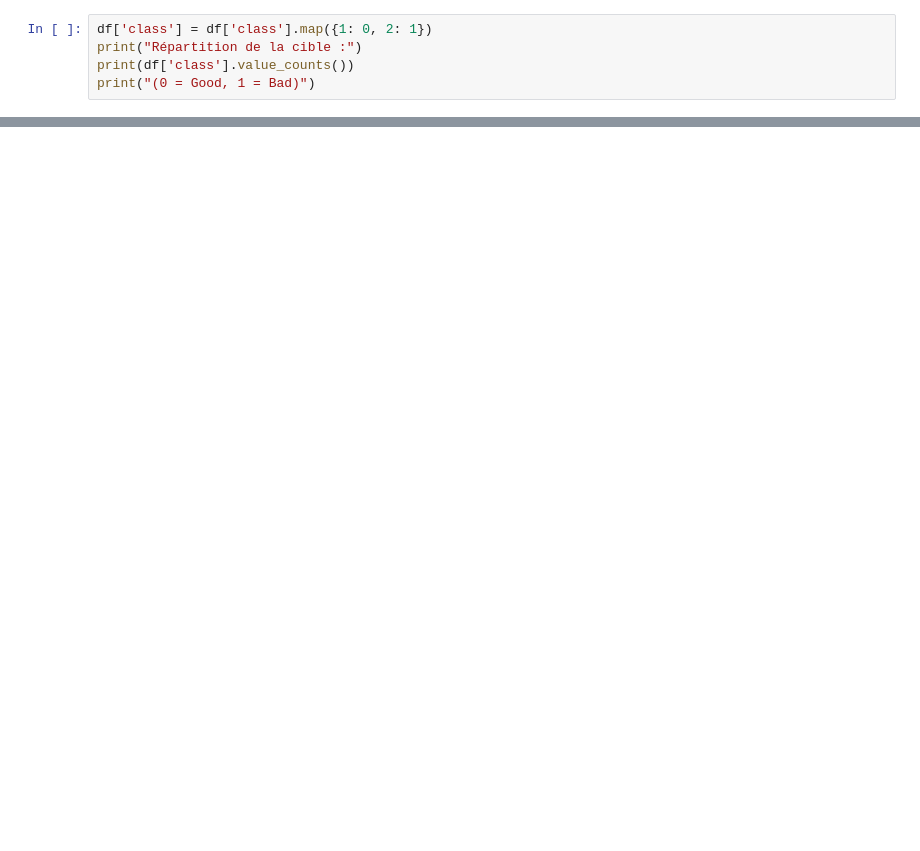
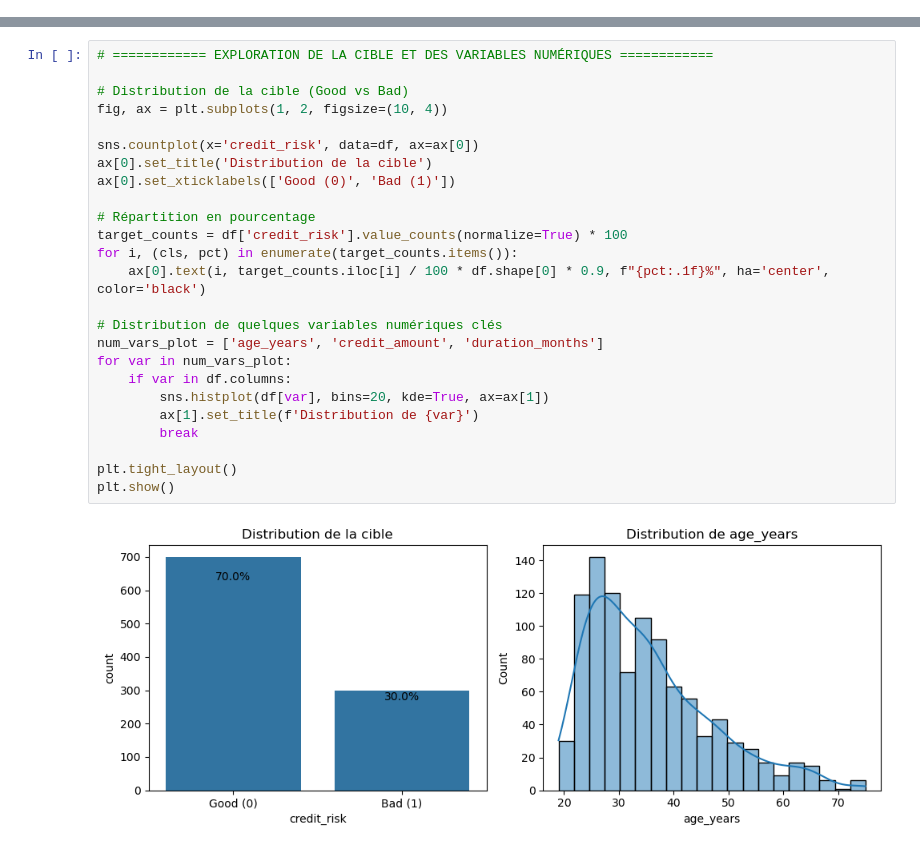
Before and after one commit to TheEngHamza/CreditRisk_HomeCredit, a Jupyter notebook: Scoring Risque Crédit (German Credit)/credit.ipynb, the cells around one changed output, grey strips where cells are left out. Cells and saved outputs as stored; diff of their text form; blank space fills up the shorter version.

```diff
--- a/Scoring Risque Crédit (German Credit)/credit.ipynb
+++ b/Scoring Risque Crédit (German Credit)/credit.ipynb
@@ -81,5 +0,0 @@ df
-# %%
-df['class'] = df['class'].map({1: 0, 2: 1})
-print("Répartition de la cible :")
-print(df['class'].value_counts())
-print("(0 = Good, 1 = Bad)")
@@ -1081,0 +194,27 @@ Coût métier = 168 (Faux 'Good' : 30, Faux 'Bad' : 18)
+# %%
+# ============ EXPLORATION DE LA CIBLE ET DES VARIABLES NUMÉRIQUES ============
+
+# Distribution de la cible (Good vs Bad)
+fig, ax = plt.subplots(1, 2, figsize=(10, 4))
+
+sns.countplot(x='credit_risk', data=df, ax=ax[0])
+ax[0].set_title('Distribution de la cible')
+ax[0].set_xticklabels(['Good (0)', 'Bad (1)'])
+
+# Répartition en pourcentage
+target_counts = df['credit_risk'].value_counts(normalize=True) * 100
+for i, (cls, pct) in enumerate(target_counts.items()):
+    ax[0].text(i, target_counts.iloc[i] / 100 * df.shape[0] * 0.9, f"{pct:.1f}%", ha='center', color='black')
+
+# Distribution de quelques variables numériques clés
+num_vars_plot = ['age_years', 'credit_amount', 'duration_months']
+for var in num_vars_plot:
+    if var in df.columns:
+        sns.histplot(df[var], bins=20, kde=True, ax=ax[1])
+        ax[1].set_title(f'Distribution de {var}')
+        break
+
+plt.tight_layout()
+plt.show()
+# %% [output]
+[figure, added]
```
Also changed, not shown: parts of 43 cells of this notebook.
